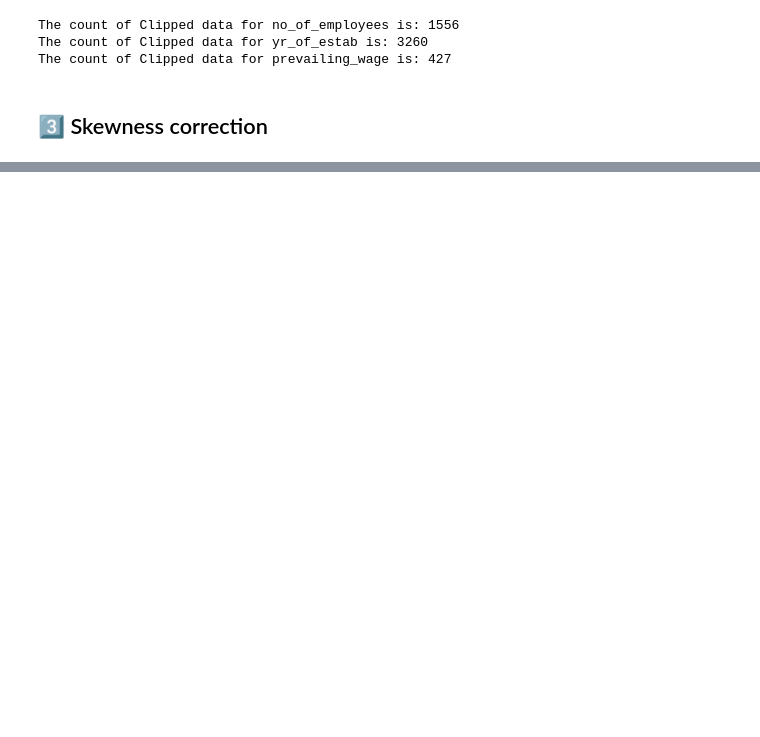
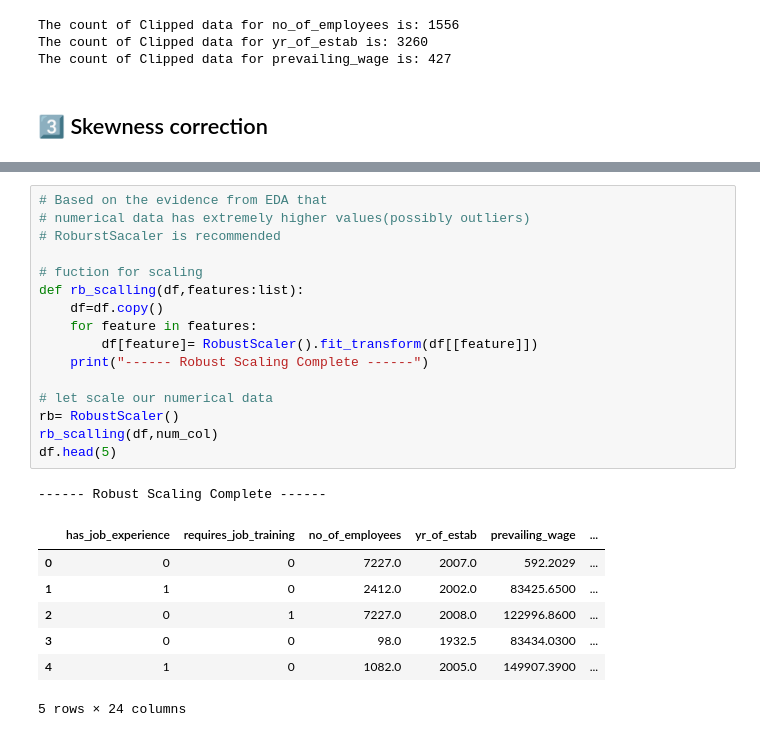
Before and after one commit to Olasquare043/Predictive-model-for-Easy-Visa-Dataset, a Jupyter notebook: preprocessing.ipynb, the cells around one changed output, grey strips where cells are left out. Cells and saved outputs as stored; diff of their text form; blank space fills up the shorter version.

```diff
--- a/preprocessing.ipynb
+++ b/preprocessing.ipynb
@@ -101 +188,26 @@ def transform_feature(df, features):
+# %%
+# Based on the evidence from EDA that
+# numerical data has extremely higher values(possibly outliers)
+# RoburstSacaler is recommended
+
+# fuction for scaling
+def rb_scalling(df,features:list):
+    df=df.copy()
+    for feature in features:
+        df[feature]= RobustScaler().fit_transform(df[[feature]])
+    print("------ Robust Scaling Complete ------")
+
+# let scale our numerical data
+rb= RobustScaler()
+rb_scalling(df,num_col)
+df.head(5)
+# %% [output]
+------ Robust Scaling Complete ------
+|  | has_job_experience | requires_job_training | no_of_employees | yr_of_estab | prevailing_wage | ... |
+| 0 | 0 | 0 | 7227.0 | 2007.0 | 592.2029 | ... |
+| 1 | 1 | 0 | 2412.0 | 2002.0 | 83425.6500 | ... |
+| 2 | 0 | 1 | 7227.0 | 2008.0 | 122996.8600 | ... |
+| 3 | 0 | 0 | 98.0 | 1932.5 | 83434.0300 | ... |
+| 4 | 1 | 0 | 1082.0 | 2005.0 | 149907.3900 | ... |
+5 rows × 24 columns
 # %% [markdown]
```
Also changed, not shown: parts of 17 cells of this notebook, 7 other files.
